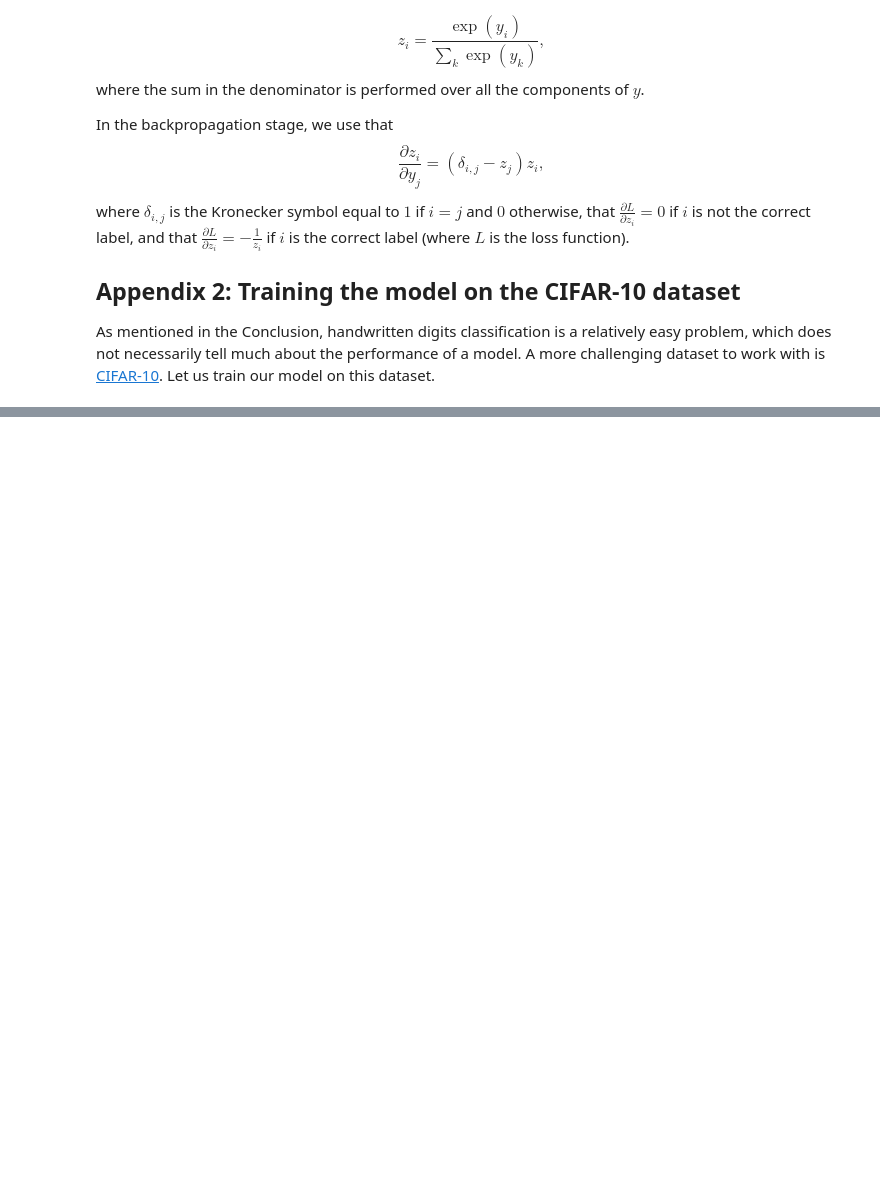
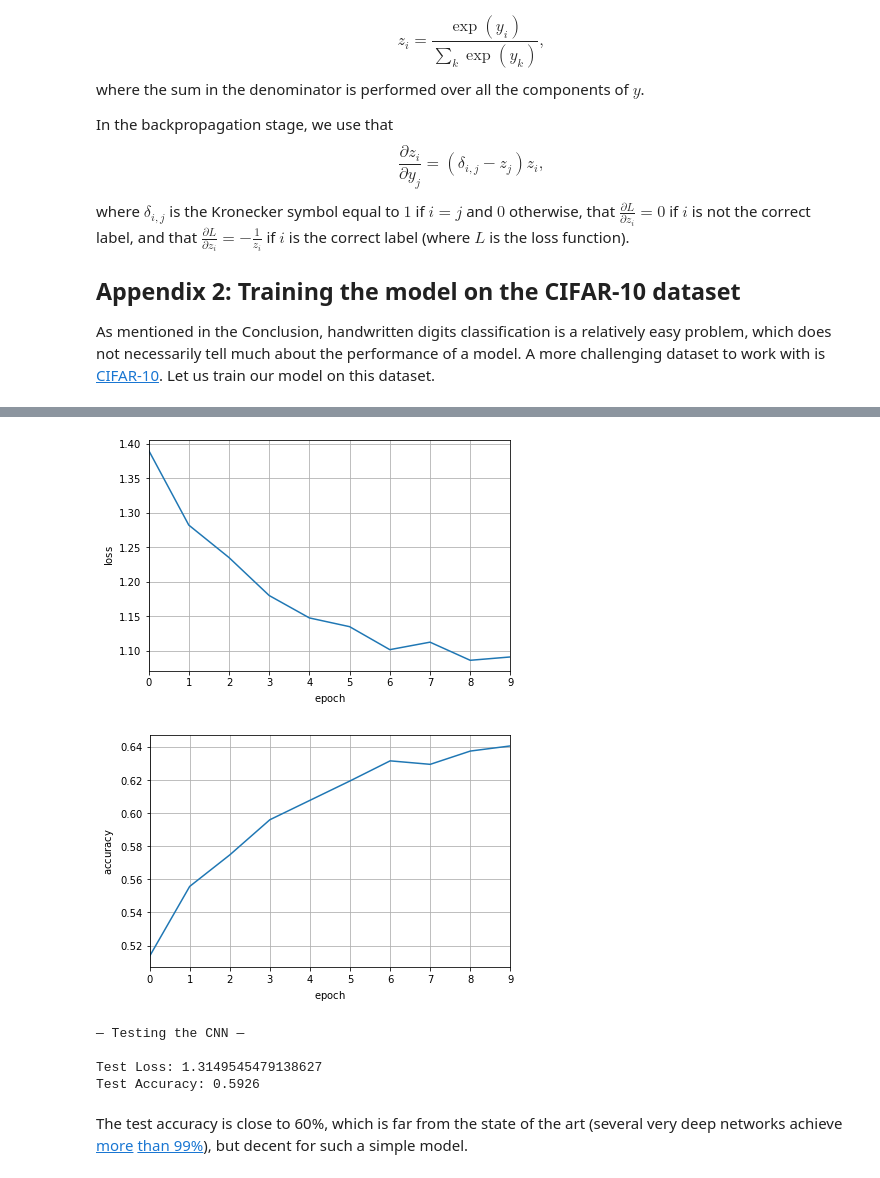
Before and after one commit to FlorentCLMichel/CNN_in_Cpp, a Jupyter notebook: CNN3.ipynb, the cells around one changed output, grey strips where cells are left out. Cells and saved outputs as stored; diff of their text form; code cells hidden in the pictures; blank space fills up the shorter version.

Commit message:
Test the network on CIFAR-10

```diff
--- a/CNN3.ipynb
+++ b/CNN3.ipynb
@@ -785,7 +785,7 @@ x_test = x_test.astype('float16')
 
 # normalize the images
 x_train = x_train / 255 - 0.5
-x_test = x_train / 255 - 0.5
+x_test = x_test / 255 - 0.5
 
 # build the CNN
 CNN = CNN3.CNN3(img_w, img_h, 3, CL_size_filters, CL_num_filters, MP_size,
@@ -832,31 +832,6 @@ def train_CNN(train_images, train_labels, test_images, test_labels):
                 loss = 0.
                 num_correct = 0
 
-    # save the CNN
-    CNN.save(save_file_name)
-
-    # plot the evolution of the loss function
-    for e in range(n_epochs):
-        plt.plot(nsteps_l[e], loss_l[e], label='epoch {:d}'.format(e+1))
-    plt.xlim(0, n_train_images)
-    plt.xlabel(r'$n_{\mathrm{steps}}$')
-    plt.ylabel(r'$\mathrm{loss}$')
-    plt.grid()
-    plt.legend()
-    plt.tight_layout()
-    plt.show()
-
-    # plot the evolution of the accuracy
-    for e in range(n_epochs):
-        plt.plot(nsteps_l[e], acc_l[e], label='epoch {:d}'.format(e+1))
-    plt.xlim(0, n_train_images)
-    plt.xlabel(r'$n_{\mathrm{steps}}$')
-    plt.ylabel(r'$\mathrm{accuracy}$')
-    plt.grid()
-    plt.legend()
-    plt.tight_layout()
-    plt.show()
-
     # plot the evolution of the loss function - epoch to epoch
     plt.plot(range(n_epochs), [l[-1] for l in loss_l])
     plt.xlim(0, n_epochs-1)
@@ -879,6 +854,17 @@ print('MNIST CNN initialized')
 
 # train the CNN
 train_CNN(x_train, y_train, x_test, y_test)
+
+# test the CNN
+print('\n\n— Testing the CNN —\n')
+loss = 0.
+num_correct = 0
+for i, (im, label) in enumerate(zip(x_test, y_test)):
+    results = CNN.forward_la(im.astype('float'), int(label))
+    loss += results[0]
+    num_correct += results[1]
+print('Test Loss:', loss / len(x_test))
+print('Test Accuracy:', num_correct / len(x_test))
 # %% [output]
 MNIST CNN initialized
 
@@ -891,0 +886,8 @@ Step 20000 — average loss: 1.6173652560, accuracy: 40.730%
+[figure, added]
+[figure, added]
+— Testing the CNN —
+
+Test Loss: 1.3149545479138627
+Test Accuracy: 0.5926
+# %% [markdown]
+The test accuracy is close to 60%, which is far from the state of the art (several very deep networks achieve [more](https://arxiv.org/pdf/1912.11370.pdf) [than 99%](https://github.com/danhdoan/cifar10-end2end-mxnet)), but decent for such a simple model.
```
Also changed, not shown: parts of 1 cell of this notebook.
